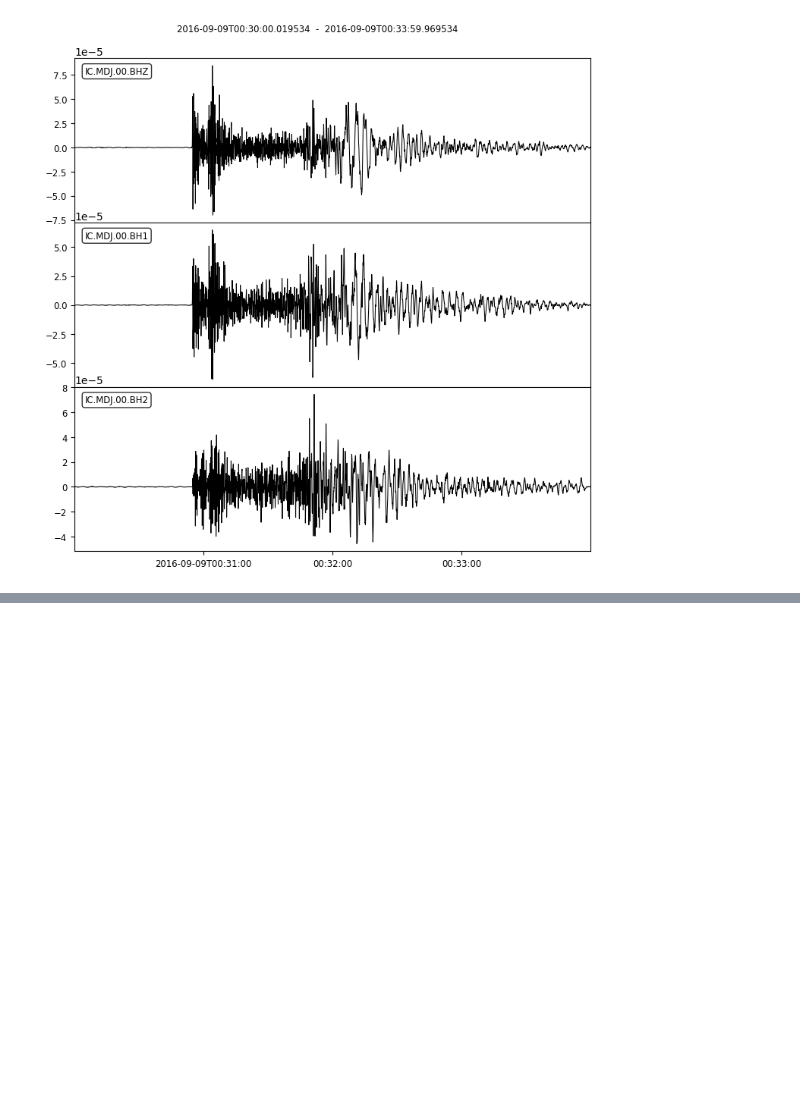
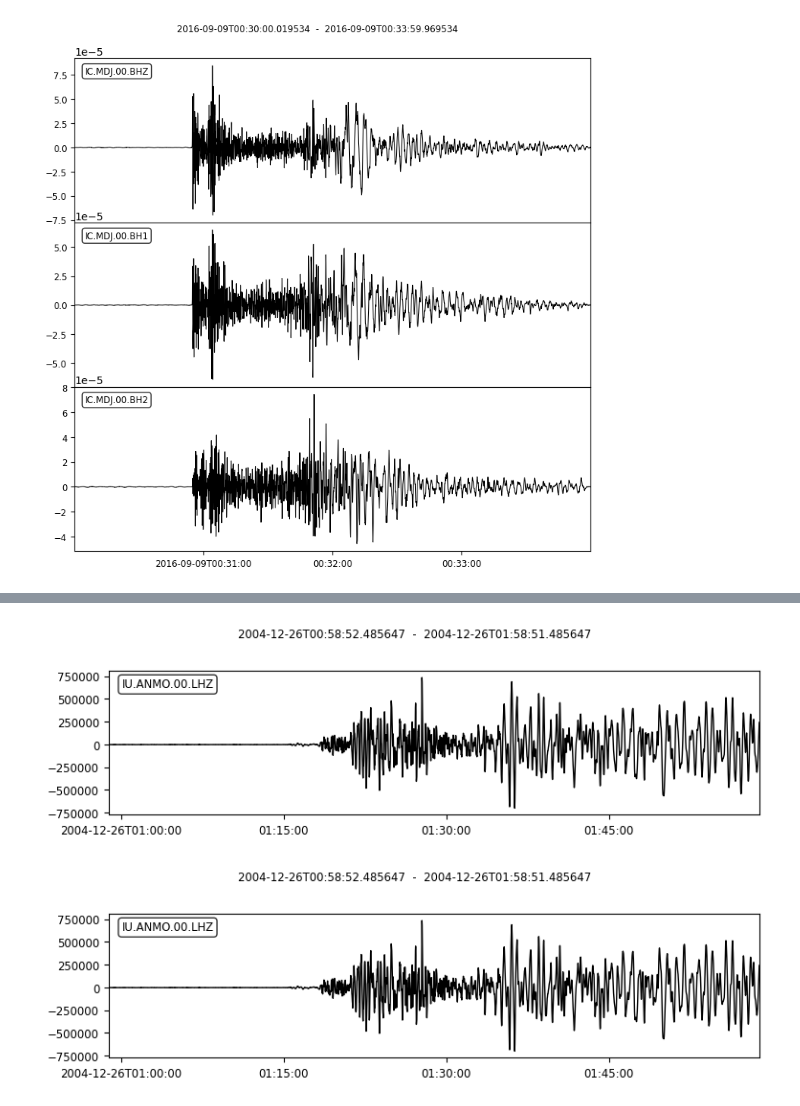
Before and after one commit to nicholasfraser/Seismology, a Jupyter notebook: IRIS_Seismology_Query_Template.ipynb, the cells around one changed output, grey strips where cells are left out. Saved outputs shown, nothing was run; the diff lists cells and outputs as text; code cells hidden in the pictures; blank space fills up the shorter version.

```diff
--- a/IRIS_Seismology_Query_Template.ipynb
+++ b/IRIS_Seismology_Query_Template.ipynb
@@ -38,0 +91,7 @@ st.plot(linewidth = 0.75, equal_scale = False)
+# %%
+t = UTCDateTime("2004-12-26T00:58:52.05")
+st = client.get_waveforms("IU", "ANMO", "00", "LHZ", t, t + 60 * 60)
+st.plot()
+# %% [output]
+[figure, added]
+[figure, added]
```
Also changed, not shown: parts of 5 cells of this notebook.
